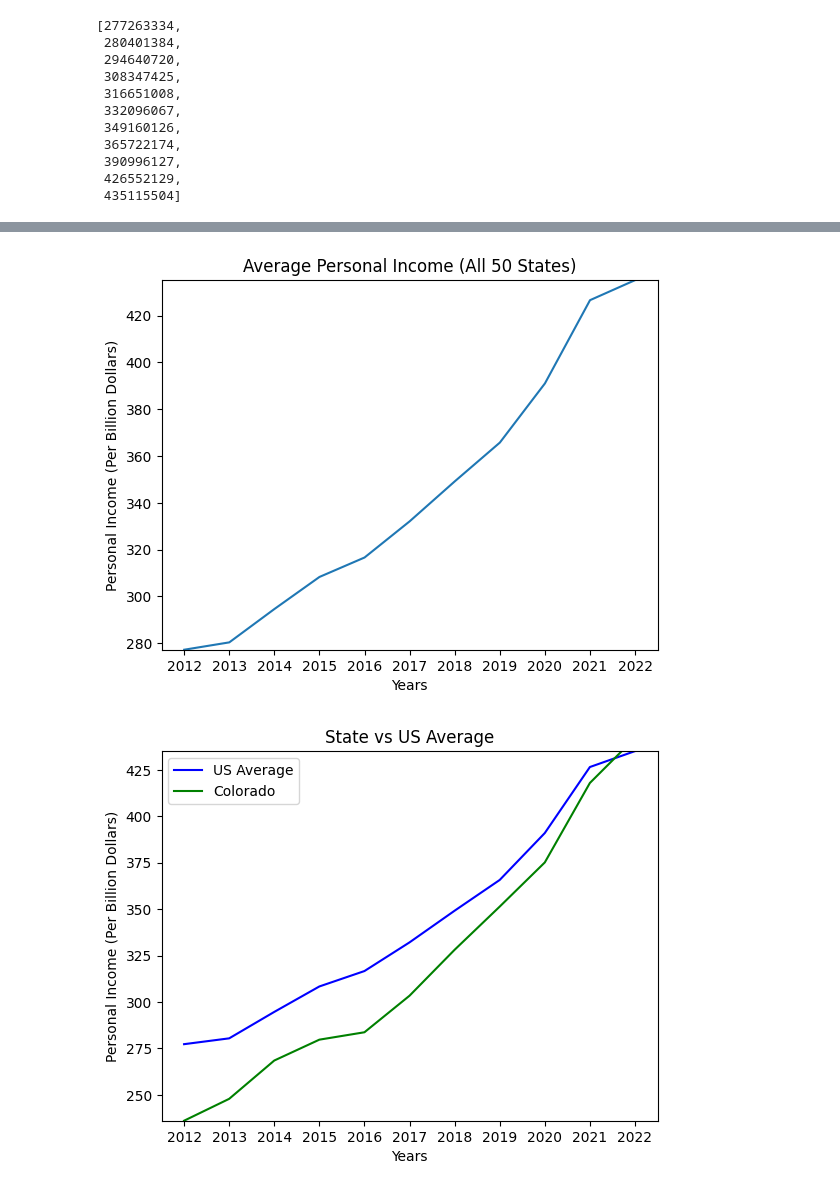
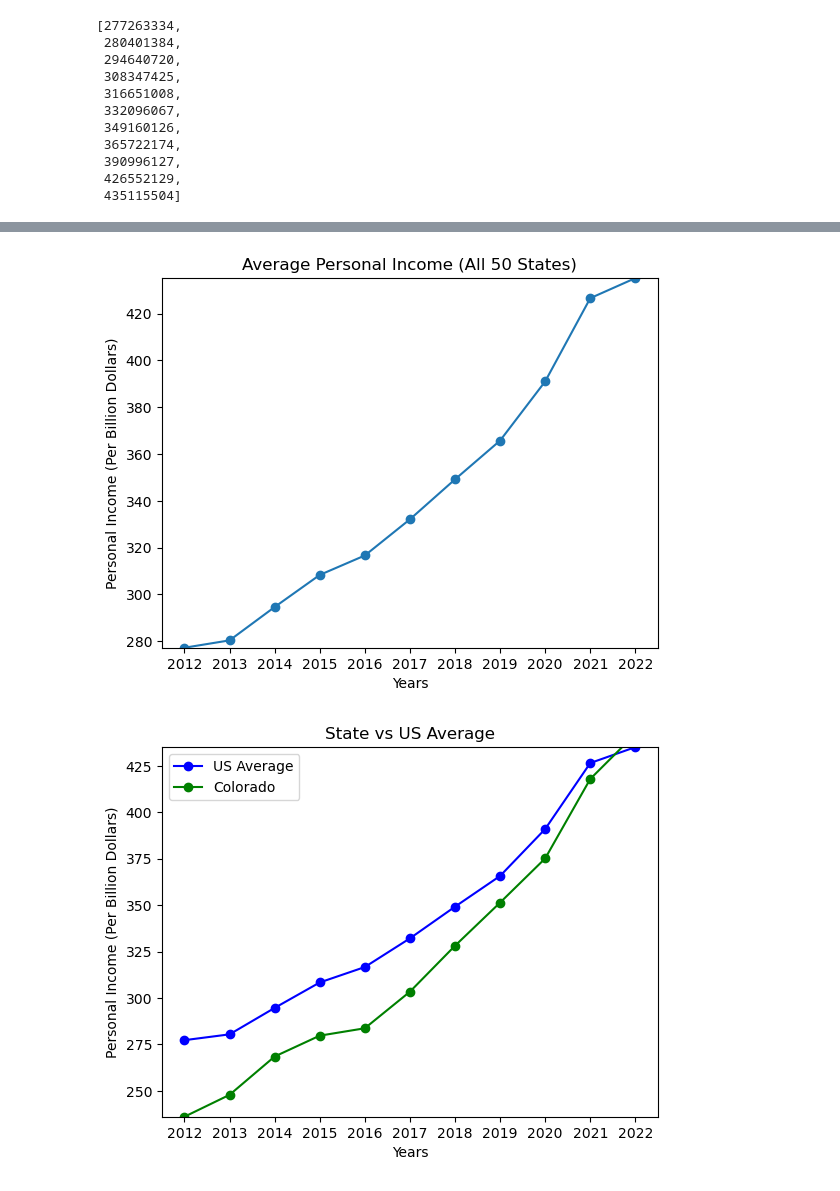
Before and after one commit to Tylerwilliams3644/Bootcamp-Project-1, a Jupyter notebook: Working Code/Income by State/income_by_state.ipynb, the cells around one changed output, grey strips where cells are left out. Saved outputs shown, nothing was run; the diff lists cells and outputs as text; code cells hidden in the pictures.

```diff
--- a/Working Code/Income by State/income_by_state.ipynb
+++ b/Working Code/Income by State/income_by_state.ipynb
@@ -170,7 +170,7 @@ avg_x_axis = desired_years
 avg_y_axis = income_by_state.loc[location,["2012", "2013", "2014", "2015", "2016", "2017", "2018", "2019", "2020", "2021", "2022"]]
 avg_y_axis_per_billion = avg_y_axis/1000000
 
-plt.plot(avg_x_axis, avg_y_axis_per_billion)
+plt.plot(avg_x_axis, avg_y_axis_per_billion, marker = 'o')
 plt.xlabel("Years")
 plt.ylabel("Personal Income (Per Billion Dollars)")
 plt.title(f"Average Personal Income (All 50 States)")
@@ -178,25 +178,25 @@ plt.ylim(min(avg_y_axis_per_billion), max(avg_y_axis_per_billion))
 plt.ticklabel_format(style="plain", axis="y")
 plt.show()
 # %% [output]
-[figure, old version]
+[figure, new version]
 # %%
-US_average, = plt.plot(avg_x_axis, avg_y_axis_per_billion, color="blue", label="US Average")
-state_chart, = plt.plot(state_x_axis, state_y_axis_per_billion, color="green", label = f"{state}")
+US_average, = plt.plot(avg_x_axis, avg_y_axis_per_billion, color="blue", label="US Average", marker ='o')
+state_chart, = plt.plot(state_x_axis, state_y_axis_per_billion, color="green", label = f"{state}", marker = 'o')
 
 plt.legend(handles=[US_average, state_chart], loc='best')
 
 if state_y_axis_per_billion.min() < avg_y_axis_per_billion.min():
     plt.ylim(state_y_axis_per_billion.min(), max(avg_y_axis_per_billion))
 else:
     plt.ylim(avg_y_axis_per_billion.min(), max(state_y_axis_per_billion))
 
 plt.xlabel("Years")
 plt.ylabel("Personal Income (Per Billion Dollars)")
 plt.title("State vs US Average")
 plt.ticklabel_format(style="plain", axis="y")
 plt.show()
 # %% [output]
-[figure, old version]
+[figure, new version]
 # %%
 #location = "Average"
 #desired_years = "2012", "2013", "2014", "2015", "2016", "2017", "2018", "2019", "2020", "2021", "2022"
```
Also changed, not shown: parts of 1 cell of this notebook, 1 other file.
